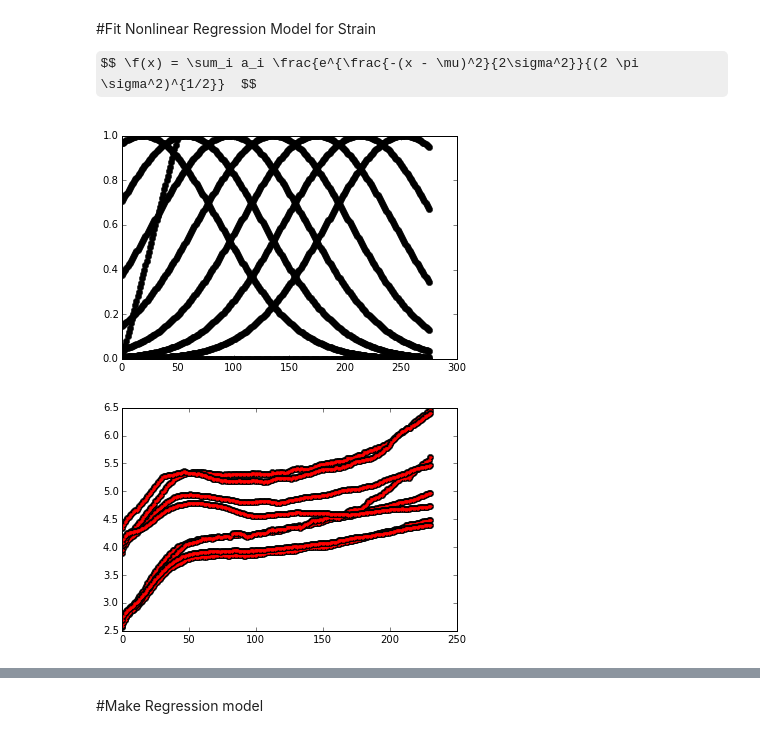
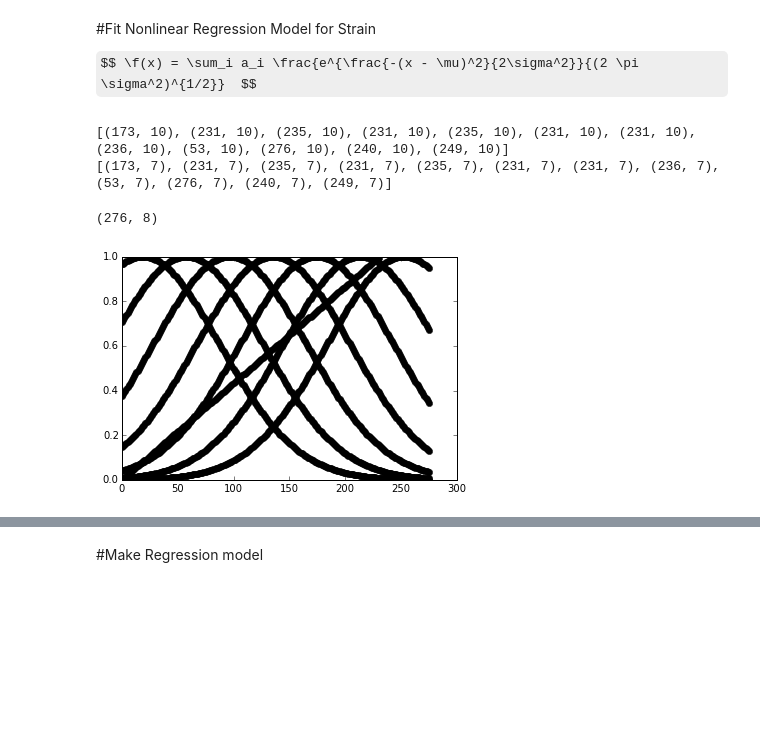
Before and after one commit to phelpsforpresident/MIC-XRD-Polymer, a Jupyter notebook: notebooks/Nonlinear_Regression.ipynb, the cells around one changed output, grey strips where cells are left out. Drawn from its saved outputs; the diff is of its cells as text; code cells hidden in the pictures; some formulas as TeX source; blank space fills up the shorter version.

```diff
--- a/notebooks/Nonlinear_Regression.ipynb
+++ b/notebooks/Nonlinear_Regression.ipynb
@@ -127,29 +119,22 @@ def basis_functions(X_b, n_functions, line_length):
     X_line = np.zeros((1, X_bas.shape[1]))
     X_line[0, :line_length] = np.arange(line_length) / float(line_length)
     return np.concatenate((X_line, X_bas))[:n_functions + 1, :max_length].T
+# %%
+ar_order = 1
+file_path = '/home/david/git/MIC-XRD-Polymer/visualization/Vis_data.json'
+
+X_tmp, y_ = make_array(file_path, ar_order)
+print [i.shape for i in X_tmp]
+print [j.shape for j in y_]
+# %% [output]
+[(173, 10), (231, 10), (235, 10), (231, 10), (235, 10), (231, 10), (231, 10), (236, 10), (53, 10), (276, 10), (240, 10), (249, 10)]
+[(173, 7), (231, 7), (235, 7), (231, 7), (235, 7), (231, 7), (231, 7), (236, 7), (53, 7), (276, 7), (240, 7), (249, 7)]
 # %%
-X_basis = basis_functions(X_, 7, 50)
+X_basis = basis_functions(X_tmp, 7, 231)
 for basis in X_basis.T:
     plt.plot(basis, 'ok')
+
+print X_basis.shape
 # %% [output]
+(276, 8)
-[figure, old version]
+[figure, new version]
-# %%
-samples = np.arange(12)
-l = []
-training_samples = [1, 2, 3, 5, 7, 9, 10, 11]
-testing_samples = [4, 6]
-l_min = min([X_[i][:, 0].shape[0] for i in training_samples])
-lin_model = LinearRegression()
-y_strain = []
-training_strains = np.concatenate([X_[i][:l_min, 0][None] for i in training_samples])
-training_stresses = np.concatenate([X_[i][:l_min, 1][None] for i in training_samples])
-testing_strains = np.concatenate([X_[i][:l_min, 0][None] for i in testing_samples])
-testing_stresses = np.concatenate([X_[i][:l_min, 1][None] for i in testing_samples])
-
-lin_model.fit(training_strains, training_stresses)
-y_train = lin_model.predict(training_strains)
-for sample, stress in zip(y_train, training_stresses):
-    plt.plot(stress, 'ok')
-    plt.plot(sample, '.r')
-# %% [output]
-[figure, removed]
```
Also changed, not shown: parts of 14 cells of this notebook, 1 other file.
